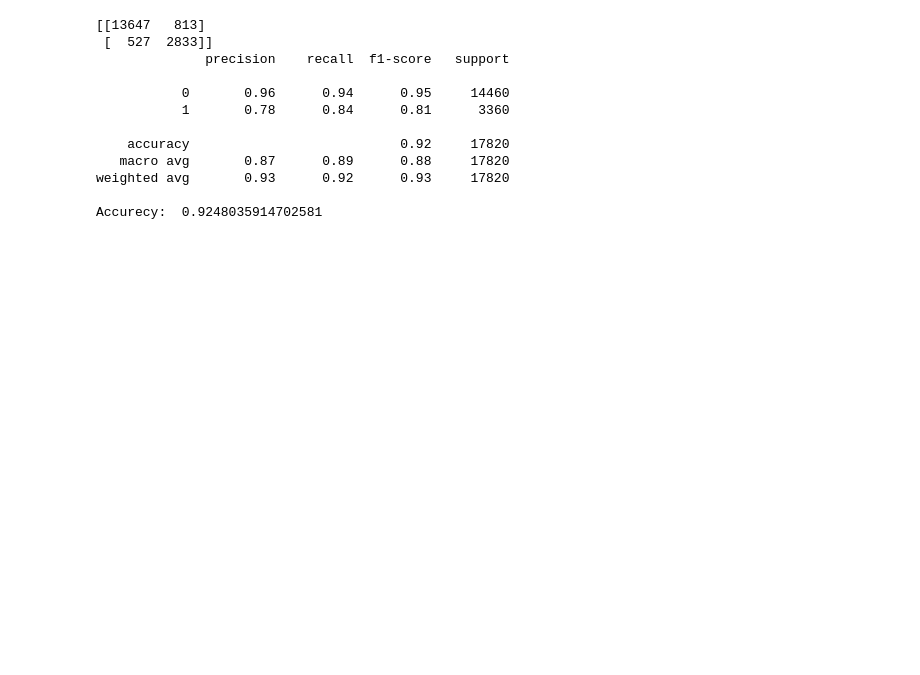
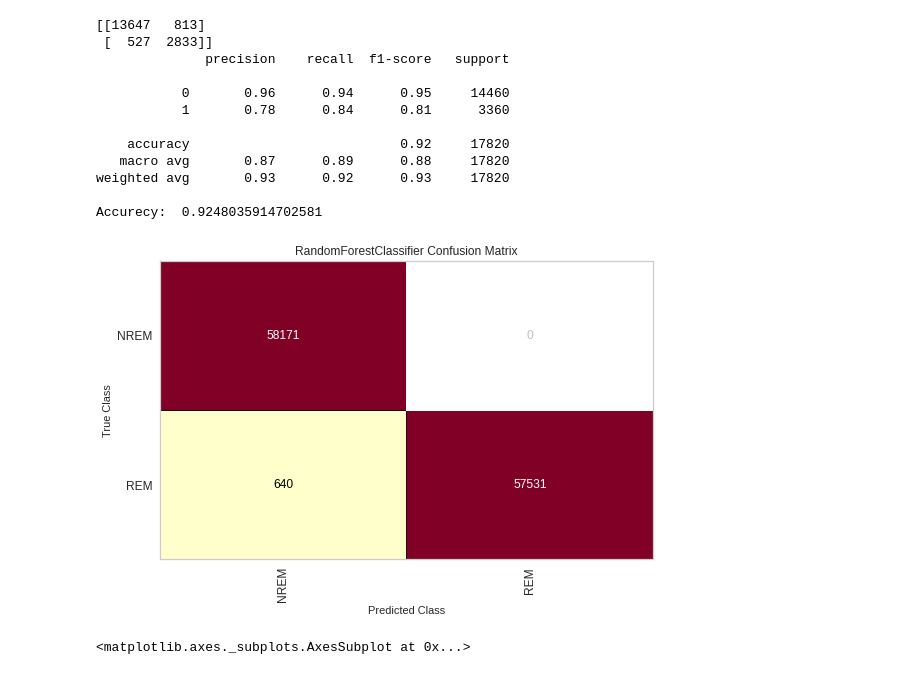
Before and after one commit to RafsanJany-44/Research-NREM-REM, a Jupyter notebook: Final_RF.ipynb, the cells around one changed output. Drawn from its saved outputs; the diff is of its cells as text; code cells hidden in the pictures; blank space fills up the shorter version.

```diff
--- a/Final_RF.ipynb
+++ b/Final_RF.ipynb
@@ -111,3 +111,14 @@ print("Accurecy: ",accuracy_score(y_test, y_pred_test))
 weighted avg       0.93      0.92      0.93     17820
 
 Accurecy:  0.9248035914702581
+# %%
+from yellowbrick.classifier import ConfusionMatrix
+
+cm = ConfusionMatrix(rf, classes=classes)
+
+cm.fit(X_train, y_train)
+cm.score(X_train, y_train)
+cm.show()
+# %% [output]
+[figure, added]
+<matplotlib.axes._subplots.AxesSubplot at 0x...>
```
Also changed, not shown: parts of 1 cell of this notebook.
